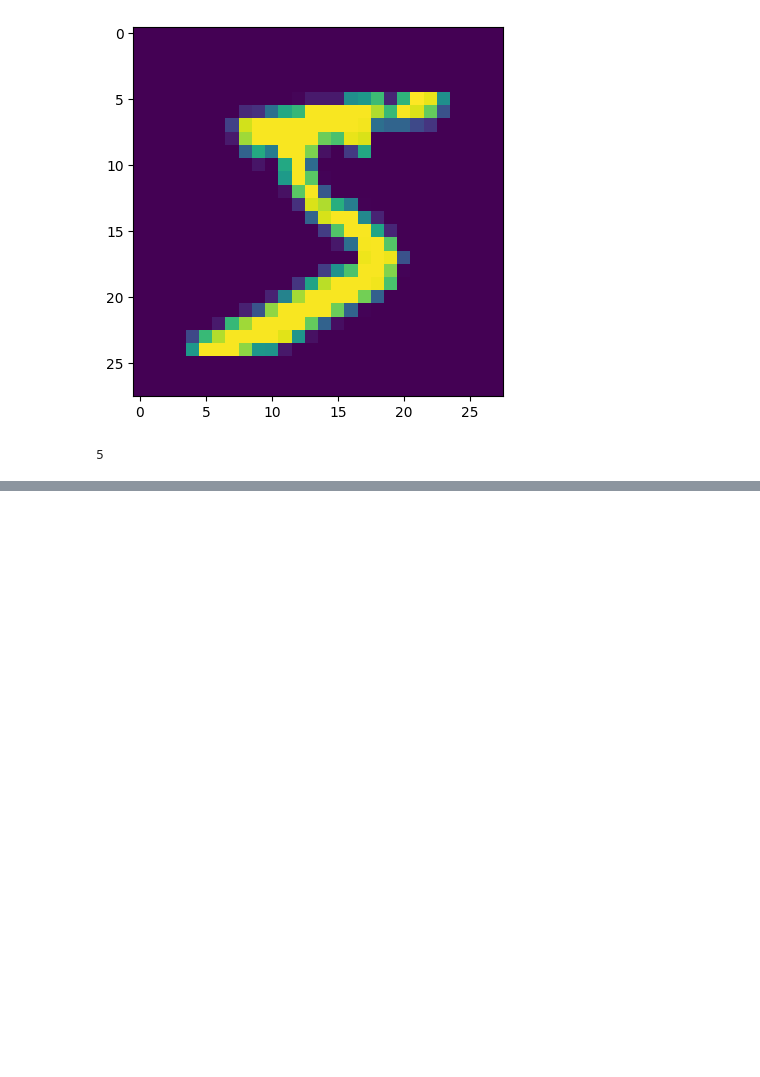
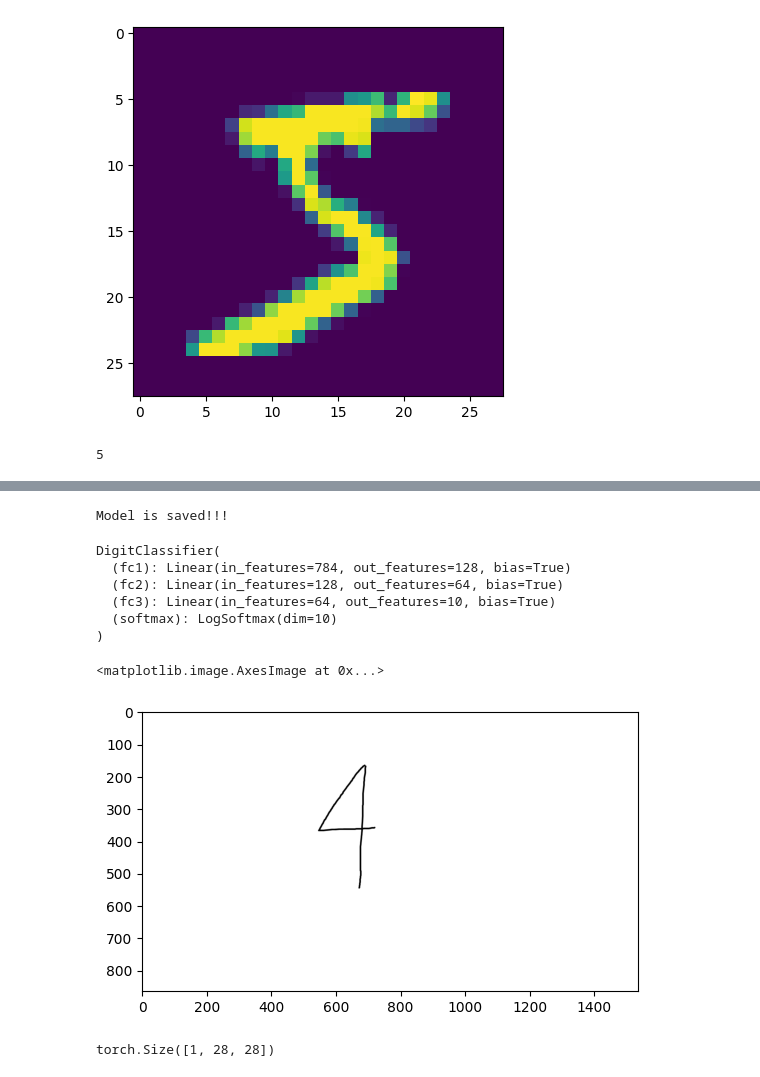
Before and after one commit to abhimsh/krishnaik_CV_live, a Jupyter notebook: practise/Pytorch/mnist_digit_classifier.ipynb, the cells around one changed output, grey strips where cells are left out. Cells and saved outputs as stored; diff of their text form; code cells hidden in the pictures; blank space fills up the shorter version.

Commit message:
mnist_digit_classifier

```diff
--- a/practise/Pytorch/mnist_digit_classifier.ipynb
+++ b/practise/Pytorch/mnist_digit_classifier.ipynb
@@ -61,0 +171,17 @@ train_dataset[0][1]
+# %%
+torch.save(model.state_dict(), "mnist_digit_classifier.pth")
+print("Model is saved!!!")
+# %% [output]
+Model is saved!!!
+# %%
+# Load the model
+loaded_model = DigitClassifier().to("cpu")
+loaded_model.load_state_dict(torch.load("mnist_digit_classifier.pth", weights_only=True))
+loaded_model.eval()
+# %% [output]
+DigitClassifier(
+  (fc1): Linear(in_features=784, out_features=128, bias=True)
+  (fc2): Linear(in_features=128, out_features=64, bias=True)
+  (fc3): Linear(in_features=64, out_features=10, bias=True)
+  (softmax): LogSoftmax(dim=10)
+)
@@ -61,0 +212,9 @@ train_dataset[0][1]
+# %%
+import matplotlib.pyplot as plt
+import cv2
+bgr_img = cv2.imread("digit_4.png")
+rgb_img = cv2.cvtColor(bgr_img, cv2.COLOR_BGR2RGB)
+plt.imshow(rgb_img)
+# %% [output]
+<matplotlib.image.AxesImage at 0x...>
+[figure, added]
@@ -61,0 +223,4 @@ train_dataset[0][1]
+# %%
+preprocessed_img.shape
+# %% [output]
+torch.Size([1, 28, 28])
```
Also changed, not shown: parts of 15 cells of this notebook, 2 other files.
